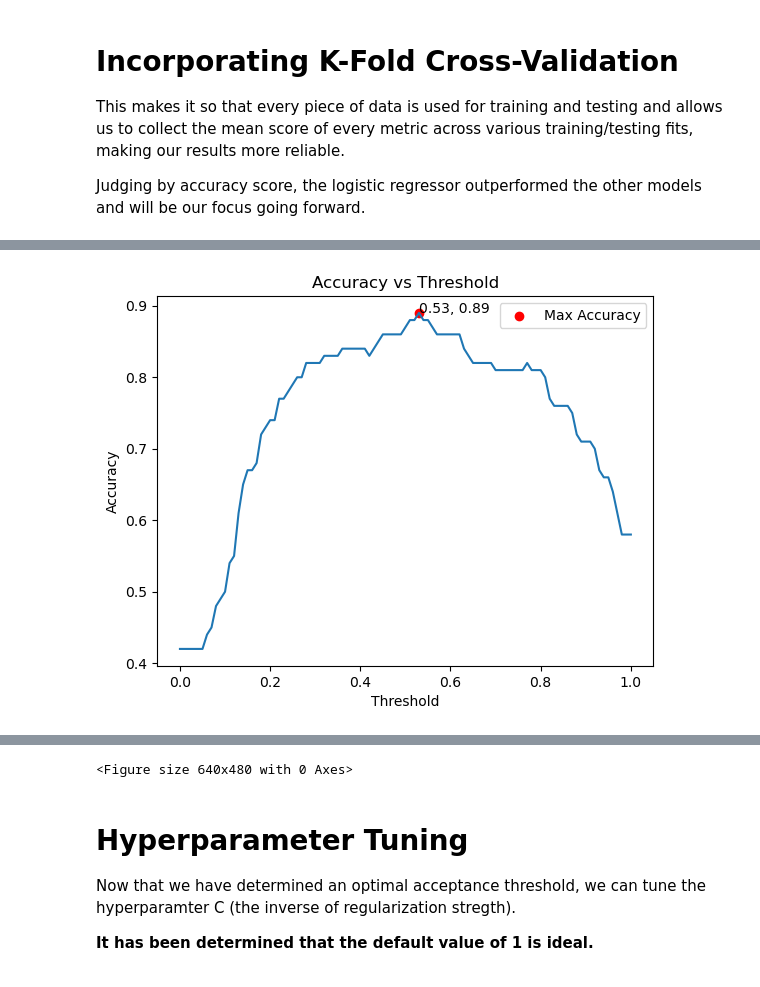
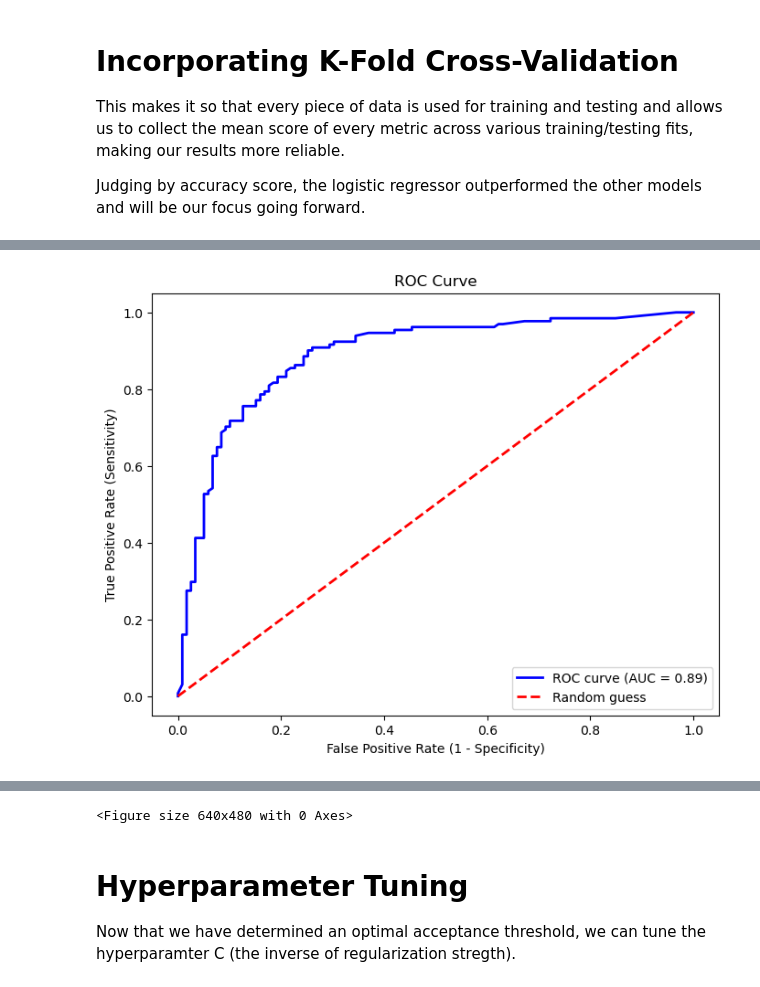
Before and after one commit to JacobMaurice/lol-win-predict, a Jupyter notebook: LoL_Win_Predict_Static.ipynb, the cells around one changed output, grey strips where cells are left out. Saved outputs shown, nothing was run; the diff lists cells and outputs as text; code cells hidden in the pictures.

```diff
--- a/LoL_Win_Predict_Static.ipynb
+++ b/LoL_Win_Predict_Static.ipynb
@@ -40,16 +114,9 @@ objectives_blue_df = table.to_pandas()
 # %% [markdown]
 ## Separate Features and Target Variable
 # %%
-# Extract binary objective results
-X_cols = []
-for col in objectives_blue_df:
-    val_type = objectives_blue_df[col].dtypes
-    if val_type == bool and col != 'win':
-        X_cols.append(col)
-
 # Separating X and y
-X_data = objectives_blue_df[X_cols]
-y_data = objectives_blue_df['win']
+X_data = objectives_clean.drop(columns=['win'])
+y_data = objectives_clean['win']
 
 # Display the DataFrames
 #dtale.show(X_data).open_browser()
@@ -113,0 +193,5 @@ Even though some of the features are deemed insignificant, they improve our mode
+# %%
+# Removing excess features (commented out as it was only used for testing)
+#trimmed_cols = chi2_df['feature'].iloc[:-6]
+#trimmed_chi2 = chi2_df.iloc[:-1]
+X_data.pop('hordeKills_2')
@@ -186,7 +283,7 @@ def model_testing(X_train, X_test, y_train, y_test, model_dict):
 
 
 # Separate into training and testing data
-X_train, X_test, y_train, y_test = train_test_split(X_data, y_data, test_size = 0.2, random_state = 42)
+X_train, X_test, y_train, y_test = train_test_split(X_data, y_data, test_size = 0.25, random_state = 42)
 
 models_dict = {'logisticRegression': LogisticRegression,\
               'kNearestNeighbour': KNeighborsClassifier,\
@@ -195,7 +292,7 @@ models_dict = {'logisticRegression': LogisticRegression,\
               'gradientBoostingClassifier': GradientBoostingClassifier}
 
 metric_scores = model_testing(X_train, X_test, y_train, y_test, models_dict)
-#dtale.show(metric_scores).open_browser()
+dtale.show(metric_scores).open_browser()
 # %% [output]
 #===================== logisticRegression =====================#
 Confusion Matrix:
@@ -322,53 +415,43 @@ The function get_optimal_threshold below takes the predicted probabilites of the
 # %%
-def get_optimal_threshold(y_pred_prob):
-    # Create array of thresholds (0-1 with increments of 0.01)
-    custom_thresholds = np.linspace(0, 1, 101)
-    accuracies = []
+def get_optimal_threshold(y_test, y_prob):
+    # Compute ROC curve and AUC score
+    fpr, tpr, thresholds = roc_curve(y_test, y_prob)
+    auc = roc_auc_score(y_test, y_prob)
 
-    for threshold in custom_thresholds:
-        # y_pred that abides by the custom threshold
-        y_pred_custom = (y_pred_prob >= threshold)
-
-        # Evaluate the model using the custom threshold
-        accuracies.append(accuracy_score(y_test, y_pred_custom))
-
-    max_accuracy = max(accuracies)
-    max_index = accuracies.index(max_accuracy)
-
-    optimal_threshold = custom_thresholds[max_index]
-
-    # Plotting accuracy for various acceptance thresholds
-    ax = sns.lineplot(x = custom_thresholds, y = accuracies)
-    ax.scatter(optimal_threshold, max_accuracy, color='red', label='Max Accuracy')
-
-    # Set x and y labels
-    ax.set(xlabel='Threshold', ylabel='Accuracy')
-
-    ax.annotate(f'{optimal_threshold}, {max_accuracy}', (optimal_threshold, max_accuracy))
-
-    plt.title('Accuracy vs Threshold')
-    plt.legend()
+    # Plot ROC curve
+    plt.figure(figsize=(8, 6))
+    plt.plot(fpr, tpr, color='blue', lw=2, label='ROC curve (AUC = %0.2f)' % auc)
+    plt.plot([0, 1], [0, 1], color='red', linestyle='--', lw=2, label='Random guess')
+    plt.xlabel('False Positive Rate (1 - Specificity)')
+    plt.ylabel('True Positive Rate (Sensitivity)')
+    plt.title('ROC Curve')
+    plt.legend(loc='lower right')
     plt.show()
     plt.clf()
 
-    print(f"Optimal Threshold: {optimal_threshold}")
-    print(f"Accuracy on the test set: {max_accuracy}")
+    # Calculate Youden's J statistic
+    j_statistic = tpr - fpr
+    optimal_threshold_index = np.argmax(j_statistic)
+    optimal_threshold = thresholds[optimal_threshold_index]
 
-    return optimal_threshold, max_accuracy
+    print("Optimal Threshold (Youden's J):", optimal_threshold)
+
+    return optimal_threshold
 
 
 # Create logistic regression model
-lr = LogisticRegression()
+# Needed to increase the max iterations for GridSearchCV
+lr = LogisticRegression(max_iter=200)
 
 # Fit training data
 lr.fit(X_train, y_train)
 
 # Predict if the game is a win or a loss on the test data
 y_pred = lr.predict(X_test)
 
 # Confidence the model has in each of its predictions
-y_pred_prob = lr.predict_proba(X_test)[:, 1]
+y_prob = lr.predict_proba(X_test)[:, 1]
 
-optimal_threshold, max_accuracy = get_optimal_threshold(y_pred_prob)
+optimal_threshold = get_optimal_threshold(y_test, y_prob)
 # %% [output]
-[figure, old version]
+[figure, new version]
@@ -378,8 +460,6 @@ Accuracy on the test set: 0.89
 # %% [markdown]
 # Hyperparameter Tuning
 Now that we have determined an optimal acceptance threshold, we can tune the hyperparamter C (the inverse of regularization stregth).
-
-**It has been determined that the default value of 1 is ideal.**
 # %%
 def parameter_tuning(model, param_grid, n_folds, scoring, optimal_threshold):
 
```
Also changed, not shown: parts of 20 cells of this notebook.
